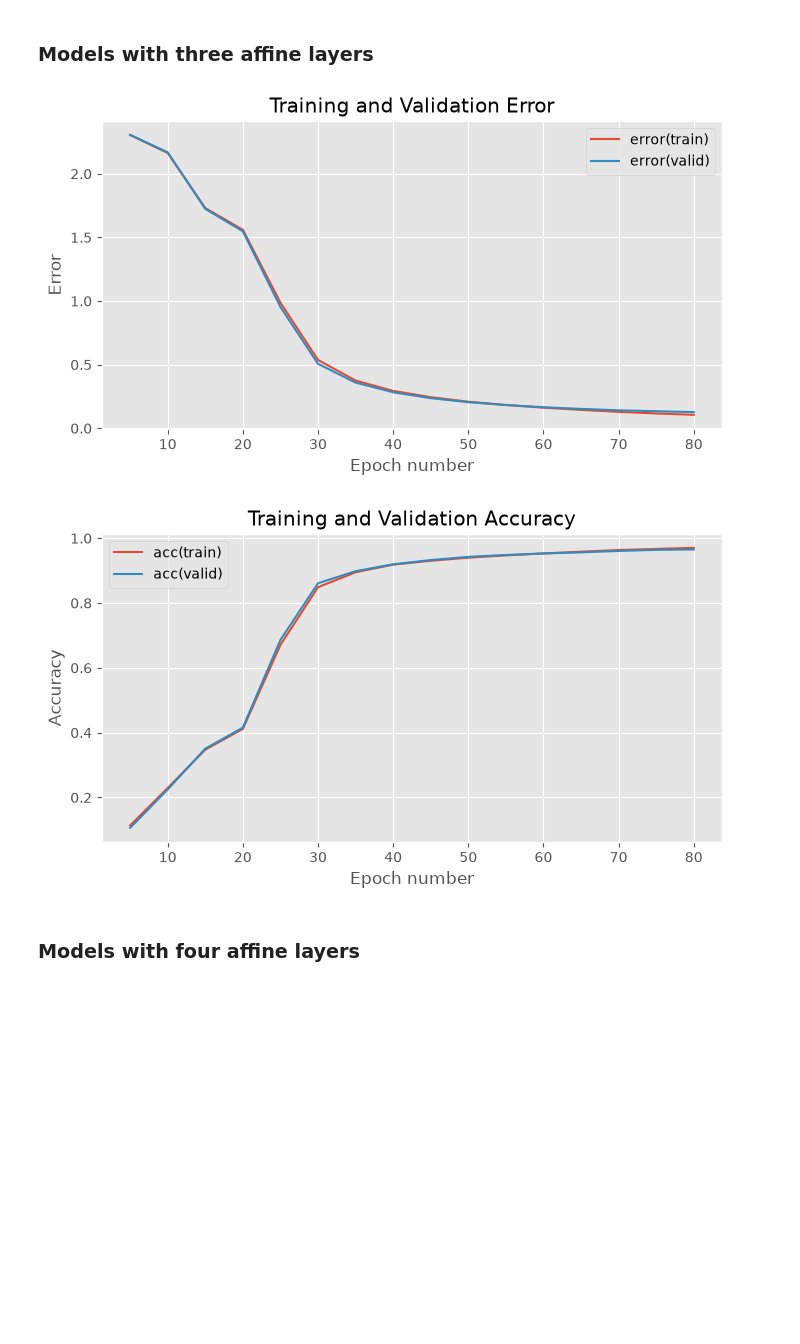
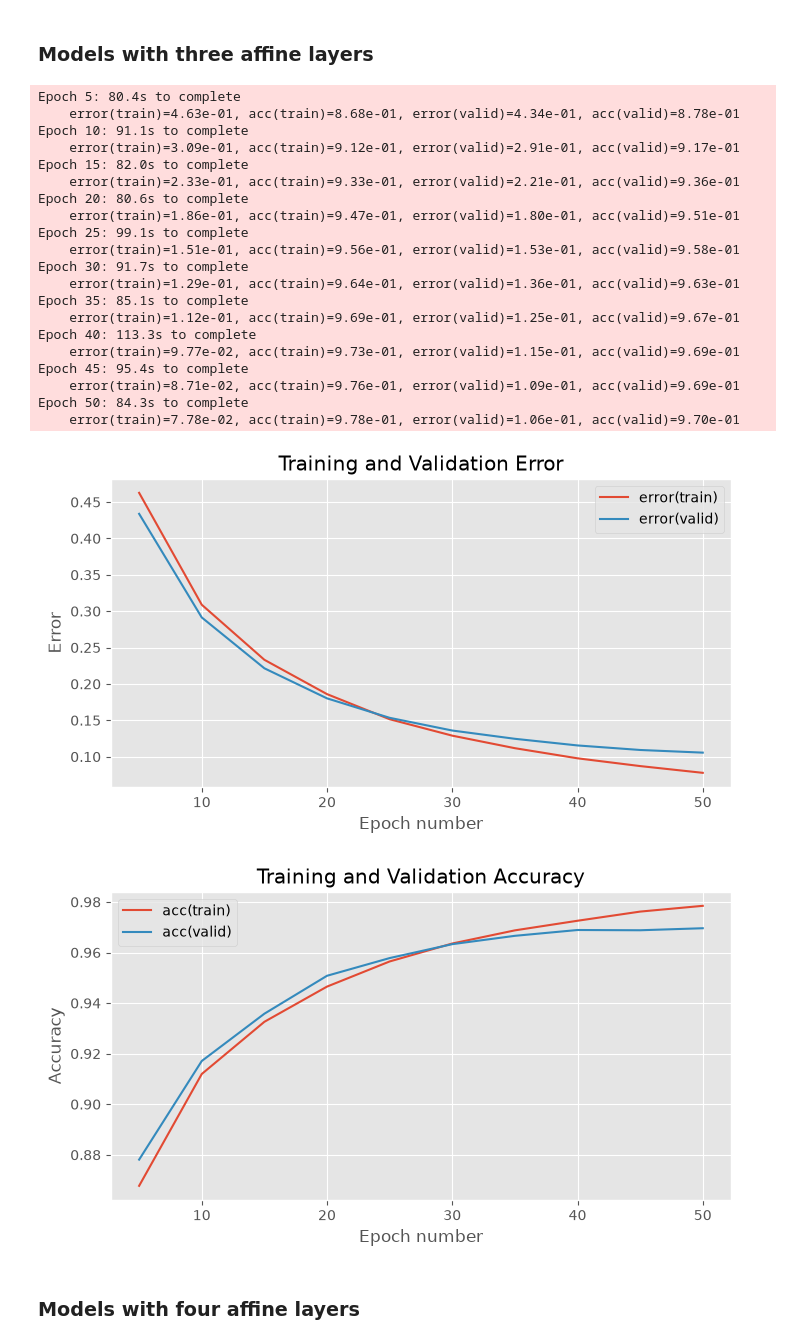
Before and after one commit to Mufalando/mlpractical, a Jupyter notebook: notebooks/03_Multiple_layer_models.ipynb, the cells around one changed output. Cells and saved outputs as stored; diff of their text form; code cells hidden in the pictures; blank space fills up the shorter version.

```diff
--- a/notebooks/03_Multiple_layer_models.ipynb
+++ b/notebooks/03_Multiple_layer_models.ipynb
@@ -674,10 +710,10 @@ logger.handlers = [logging.NullHandler()]
 ### Models with two affine layers
 # %%
 # Set training run hyperparameters
-batch_size = 100          # number of data points in a batch
-init_scale = 0.001        # scale for random parameter initialization
+batch_size = 30          # number of data points in a batch
+init_scale = 0.082        # scale for random parameter initialization
 learning_rate = 0.1       # learning rate for gradient descent
-num_epochs = 80          # number of training epochs to perform
+num_epochs = 59          # number of training epochs to perform
 stats_interval = 5        # epoch interval between recording and printing stats
 
 # Reset random number generator and data provider states on each run
@@ -721,9 +774,9 @@ plt.show()
 # %%
 # Set training run hyperparameters
 batch_size = 100          # number of data points in a batch
-init_scale = 0.001         # scale for random parameter initialization
+init_scale = 0.082         # scale for random parameter initialization
 learning_rate = 0.1       # learning rate for gradient descent
-num_epochs = 80          # number of training epochs to perform
+num_epochs = 50          # number of training epochs to perform
 stats_interval = 5        # epoch interval between recording and printing stats
 
 # Reset random number generator and data provider states on each run
@@ -735,35 +788,55 @@ valid_data.reset()
 # Set data provider batch sizes
 train_data.batch_size = batch_size
 valid_data.batch_size = batch_size
 
 # Create a parameter initializer which will sample random uniform values
 # from [-init_scale, init_scale]
 param_init = UniformInit(-init_scale, init_scale, rng=rng)
 
 # Create affine + softmax model
 model = MultipleLayerModel([
     AffineLayer(input_dim, 100, param_init, param_init),
     SigmoidLayer(),
     AffineLayer(100, 100, param_init, param_init),
     SigmoidLayer(),
     AffineLayer(100, output_dim, param_init, param_init),
     SoftmaxLayer(),
 ])
 
 # Initialize a cross entropy error object
 error = CrossEntropyError()
 
 # Use a basic gradient descent learning rule
 learning_rule = GradientDescentLearningRule(learning_rate=learning_rate)
 
 # Train the model and plot results
 _ = train_model_and_plot_stats(
     model, error, learning_rule, train_data, valid_data, num_epochs, stats_interval)
 
 plt.show()
 # %% [output]
+Epoch 5: 80.4s to complete
+    error(train)=4.63e-01, acc(train)=8.68e-01, error(valid)=4.34e-01, acc(valid)=8.78e-01
+Epoch 10: 91.1s to complete
+    error(train)=3.09e-01, acc(train)=9.12e-01, error(valid)=2.91e-01, acc(valid)=9.17e-01
+Epoch 15: 82.0s to complete
+    error(train)=2.33e-01, acc(train)=9.33e-01, error(valid)=2.21e-01, acc(valid)=9.36e-01
+Epoch 20: 80.6s to complete
+    error(train)=1.86e-01, acc(train)=9.47e-01, error(valid)=1.80e-01, acc(valid)=9.51e-01
+Epoch 25: 99.1s to complete
+    error(train)=1.51e-01, acc(train)=9.56e-01, error(valid)=1.53e-01, acc(valid)=9.58e-01
+Epoch 30: 91.7s to complete
+    error(train)=1.29e-01, acc(train)=9.64e-01, error(valid)=1.36e-01, acc(valid)=9.63e-01
+Epoch 35: 85.1s to complete
+    error(train)=1.12e-01, acc(train)=9.69e-01, error(valid)=1.25e-01, acc(valid)=9.67e-01
+Epoch 40: 113.3s to complete
+    error(train)=9.77e-02, acc(train)=9.73e-01, error(valid)=1.15e-01, acc(valid)=9.69e-01
+Epoch 45: 95.4s to complete
+    error(train)=8.71e-02, acc(train)=9.76e-01, error(valid)=1.09e-01, acc(valid)=9.69e-01
+Epoch 50: 84.3s to complete
+    error(train)=7.78e-02, acc(train)=9.78e-01, error(valid)=1.06e-01, acc(valid)=9.70e-01
-[figure, old version]
+[figure, new version]
-[figure, old version]
+[figure, new version]
 # %% [markdown]
 ### Models with four affine layers
 # %%
```
Also changed, not shown: parts of 9 cells of this notebook.
